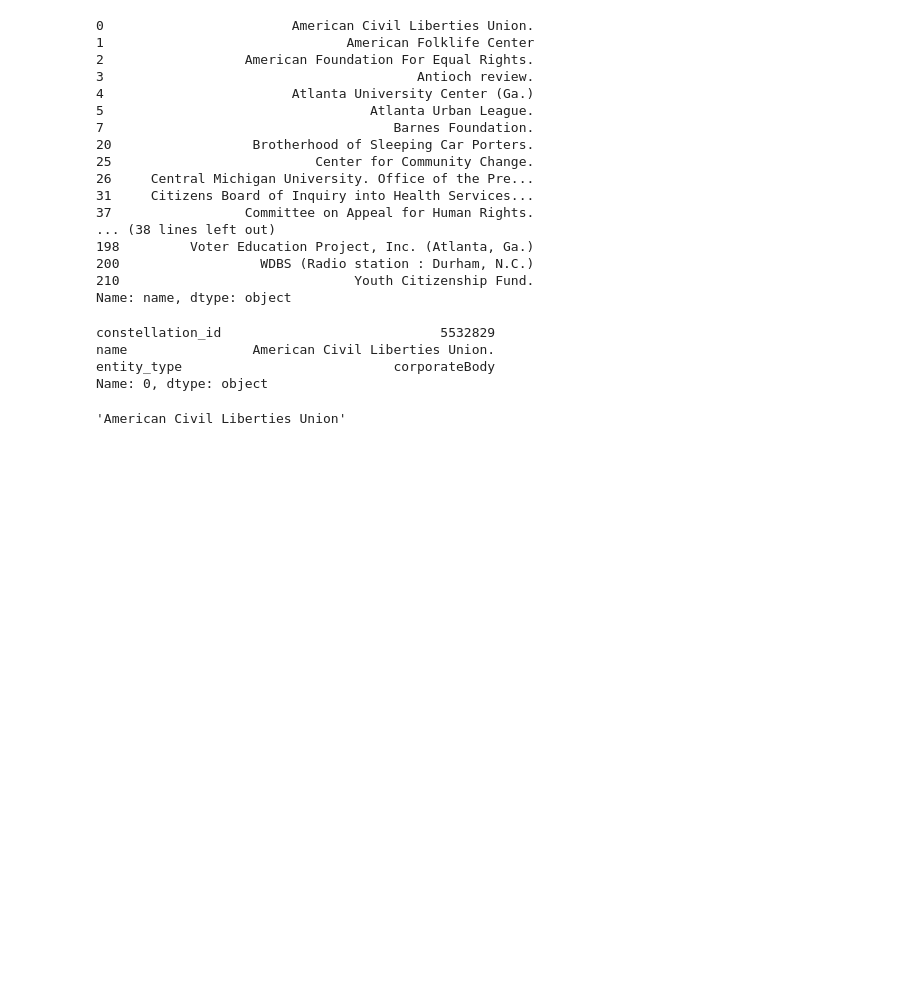
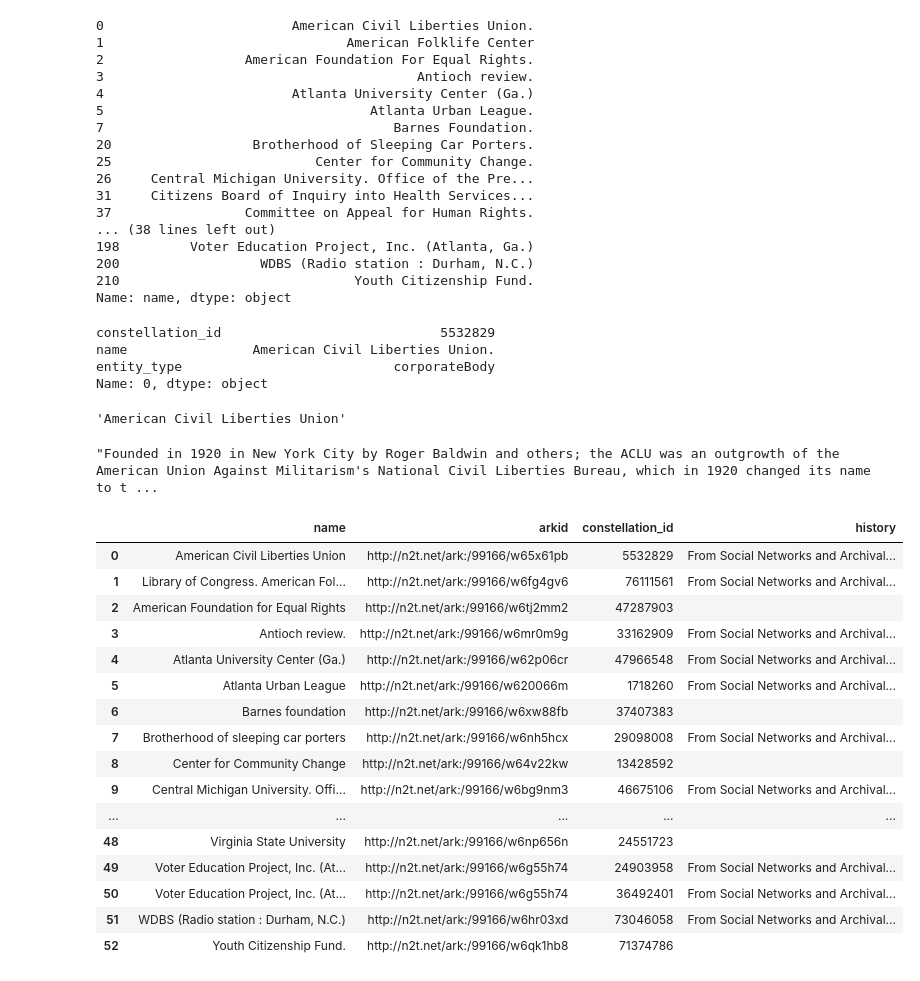
Before and after one commit to charlie-perez-35/JBPP, a Jupyter notebook: SNAC data grab/SNAC_organizations.ipynb, the cells around one changed output. Saved outputs shown, nothing was run; the diff lists cells and outputs as text; code cells hidden in the pictures; blank space fills up the shorter version.

```diff
--- a/SNAC data grab/SNAC_organizations.ipynb
+++ b/SNAC data grab/SNAC_organizations.ipynb
@@ -106,3 +109,8 @@ test_json['constellation']['nameEntries'][0]['original']
+# %%
+test_text = test_hist.split('</p>')[0]
+BeautifulSoup(test_text).get_text()
+# %% [output]
+"Founded in 1920 in New York City by Roger Baldwin and others; the ACLU was an outgrowth of the American Union Against Militarism's National Civil Liberties Bureau, which in 1920 changed its name to t ...
 # %%
 # well I understand why it took so long this thing is freaking huge
 # full history is too big to display on our site, we should stick to redirecting
@@ -127,8 +135,35 @@ for idx, row in orgs.iterrows():
     except:
         name = ''
 
+    try:
+        hist_snippet = constellation['biogHists'][0]['text']
+        hist_snippet = BeautifulSoup(hist_snippet.split('</p>')[0]).get_text()
+        hist = f'From Social Networks and Archival Context:{hist_snippet}...'
+    except:
+        hist = ''
+
     arkid = constellation['ark']
 
-    info = {'name': name, 'arkid': arkid, 'constellation_id': row['constellation_id']}
+    info = {'name': name, 'arkid': arkid, 'constellation_id': row['constellation_id'], 'history': hist}
 
     org_data.append(info)
+# %%
+pd.DataFrame(org_data)
+# %% [output]
+|  | name | arkid | constellation_id | history |
+| 0 | American Civil Liberties Union | http://n2t.net/ark:/99166/w65x61pb | 5532829 | From Social Networks and Archival... |
+| 1 | Library of Congress. American Fol... | http://n2t.net/ark:/99166/w6fg4gv6 | 76111561 | From Social Networks and Archival... |
+| 2 | American Foundation for Equal Rights | http://n2t.net/ark:/99166/w6tj2mm2 | 47287903 |  |
+| 3 | Antioch review. | http://n2t.net/ark:/99166/w6mr0m9g | 33162909 | From Social Networks and Archival... |
+| 4 | Atlanta University Center (Ga.) | http://n2t.net/ark:/99166/w62p06cr | 47966548 | From Social Networks and Archival... |
+| 5 | Atlanta Urban League | http://n2t.net/ark:/99166/w620066m | 1718260 | From Social Networks and Archival... |
+| 6 | Barnes foundation | http://n2t.net/ark:/99166/w6xw88fb | 37407383 |  |
+| 7 | Brotherhood of sleeping car porters | http://n2t.net/ark:/99166/w6nh5hcx | 29098008 | From Social Networks and Archival... |
+| 8 | Center for Community Change | http://n2t.net/ark:/99166/w64v22kw | 13428592 |  |
+| 9 | Central Michigan University. Offi... | http://n2t.net/ark:/99166/w6bg9nm3 | 46675106 | From Social Networks and Archival... |
+| ... | ... | ... | ... | ... |
+| 48 | Virginia State University | http://n2t.net/ark:/99166/w6np656n | 24551723 |  |
+| 49 | Voter Education Project, Inc. (At... | http://n2t.net/ark:/99166/w6g55h74 | 24903958 | From Social Networks and Archival... |
+| 50 | Voter Education Project, Inc. (At... | http://n2t.net/ark:/99166/w6g55h74 | 36492401 | From Social Networks and Archival... |
+| 51 | WDBS (Radio station : Durham, N.C.) | http://n2t.net/ark:/99166/w6hr03xd | 73046058 | From Social Networks and Archival... |
+| 52 | Youth Citizenship Fund. | http://n2t.net/ark:/99166/w6qk1hb8 | 71374786 |  |
```
Also changed, not shown: parts of 3 cells of this notebook, 1 other file.
